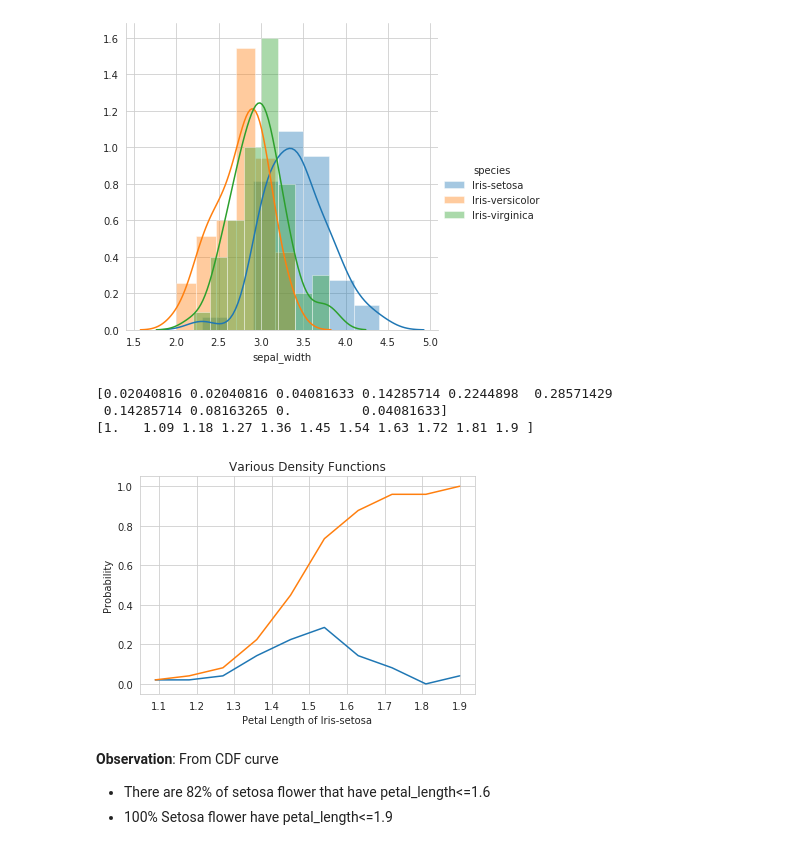
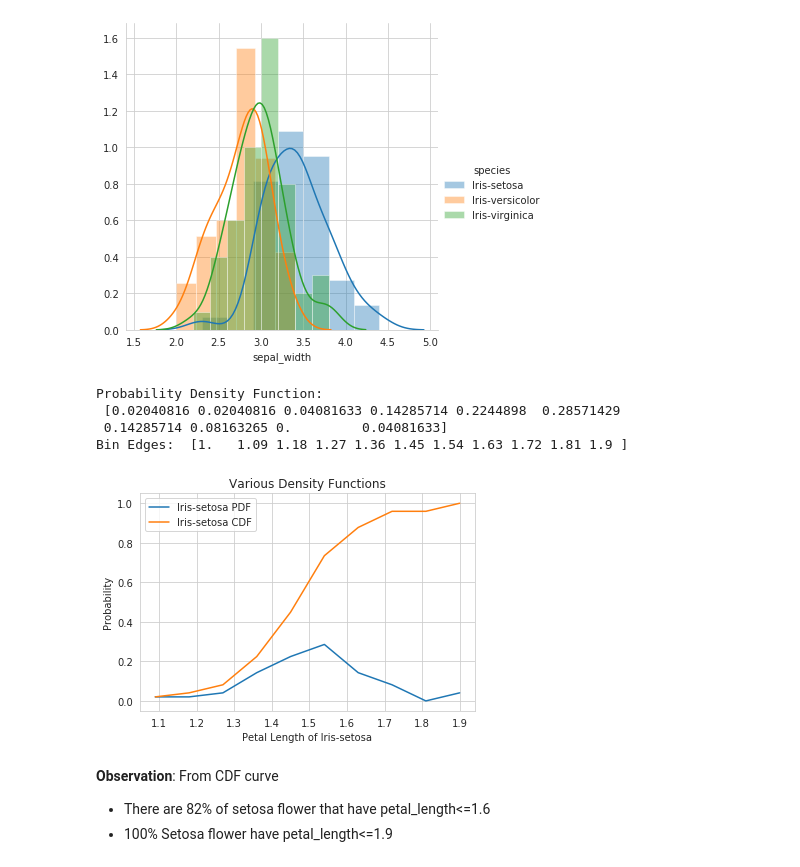
Before and after one commit to ashishsth7586/arduino, a Jupyter notebook: Module 2: Data Science Exploratory Data Analysis and Visualization/01_Plotting for EDA/Plotting for EDA.ipynb, the cells around one changed output. Saved outputs shown, nothing was run; the diff lists cells and outputs as text; code cells hidden in the pictures.

```diff
--- a/Module 2: Data Science Exploratory Data Analysis and Visualization/01_Plotting for EDA/Plotting for EDA.ipynb
+++ b/Module 2: Data Science Exploratory Data Analysis and Visualization/01_Plotting for EDA/Plotting for EDA.ipynb
@@ -209,31 +209,32 @@ plt.show()
 # One of the most frequent distributions in nature.
 # %%
 # Need for Cumulative Distribution Function (CDF)
-# We can visually see what percentage of versicolor flowers have a
-# petal_length of less than 5?
+# We can visually see what percentage of setosa flowers have a
+# petal_length of less than 1.9?
 # How to construct a CDF?
 # How to read a CDF?
-
 #Plot CDF of petal_length
 
 counts, bin_edges = np.histogram(iris_setosa['petal_length'], bins=10,
                                  density = True)
 pdf = counts/(sum(counts))
-print(pdf);
-print(bin_edges);
+print("Probability Density Function: \n", pdf)
+print("Bin Edges: ", bin_edges)
 cdf = np.cumsum(pdf)
-plt.plot(bin_edges[1:],pdf);
-plt.plot(bin_edges[1:], cdf)
+plt.plot(bin_edges[1:], pdf, label="Iris-setosa PDF")
+plt.plot(bin_edges[1:], cdf, label="Iris-setosa CDF")
 
 plt.xlabel("Petal Length of Iris-setosa")
 plt.ylabel("Probability")
 plt.title("Various Density Functions")
-plt.show();
+plt.legend()
+plt.show()
 # %% [output]
-[0.02040816 0.02040816 0.04081633 0.14285714 0.2244898  0.28571429
+Probability Density Function:
+ [0.02040816 0.02040816 0.04081633 0.14285714 0.2244898  0.28571429
  0.14285714 0.08163265 0.         0.04081633]
-[1.   1.09 1.18 1.27 1.36 1.45 1.54 1.63 1.72 1.81 1.9 ]
+Bin Edges:  [1.   1.09 1.18 1.27 1.36 1.45 1.54 1.63 1.72 1.81 1.9 ]
-[figure, old version]
+[figure, new version]
 # %% [markdown]
 __Observation__: From CDF curve
 
```
Also changed, not shown: parts of 4 cells of this notebook.
